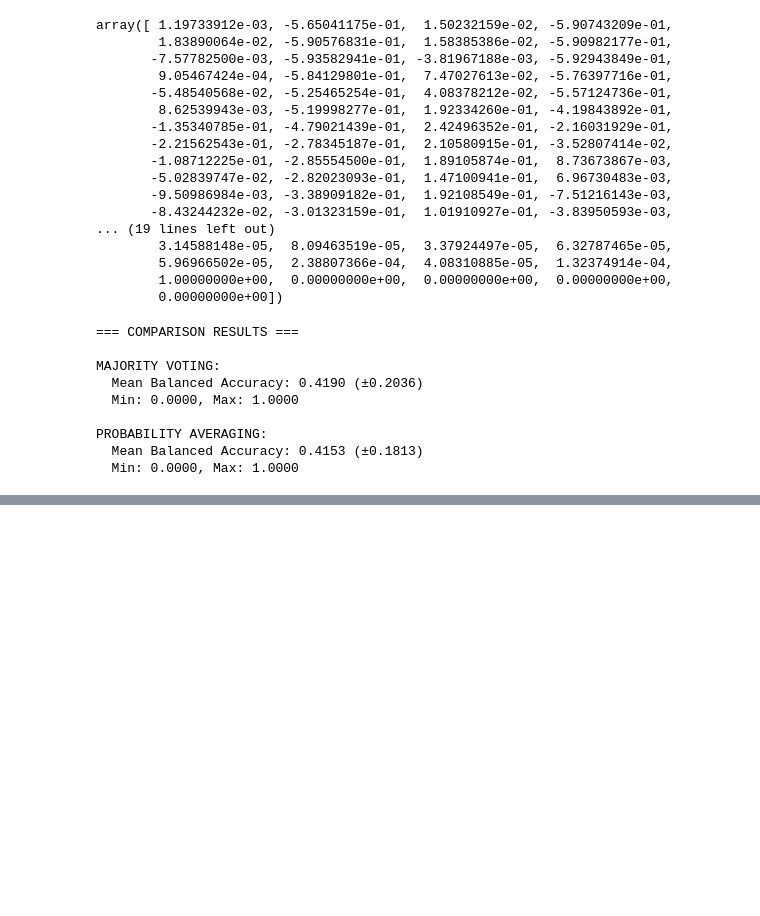
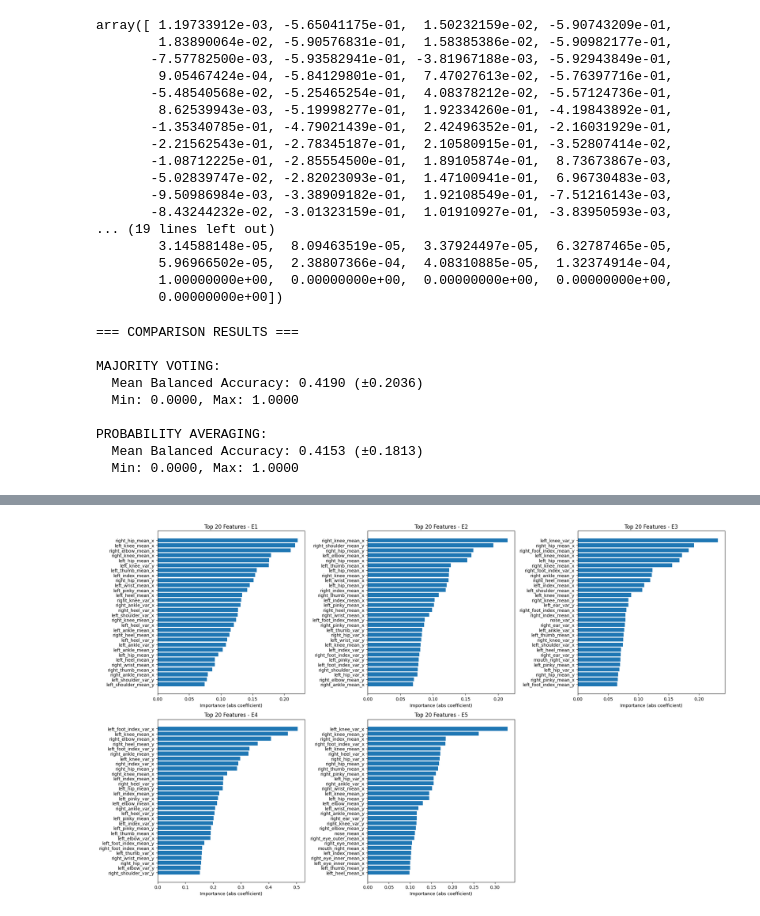
Before and after one commit to davidmarafuzgaspar/ist-machine-learning-project, a Jupyter notebook: Part - 2/Problem - 2/Development/1_Baseline_Model.ipynb, the cells around one changed output, grey strips where cells are left out. Saved outputs shown, nothing was run; the diff lists cells and outputs as text; code cells hidden in the pictures; blank space fills up the shorter version.

```diff
--- a/Part - 2/Problem - 2/Development/1_Baseline_Model.ipynb
+++ b/Part - 2/Problem - 2/Development/1_Baseline_Model.ipynb
@@ -211,0 +313,29 @@ PROBABILITY AVERAGING:
+# %%
+# Plot feature importance for each exercise
+fig, axes = plt.subplots(2, 3, figsize=(20, 12))
+axes = axes.ravel()
+
+for i, exercise in enumerate(exercises):
+    if exercise in results:
+        # Get top 20 features for this exercise
+        top_features = results[exercise].head(30)
+
+        # Plot
+        axes[i].barh(range(len(top_features)), top_features['importance'])
+        axes[i].set_yticks(range(len(top_features)))
+        axes[i].set_yticklabels(top_features['feature'])
+        axes[i].set_title(f'Top 20 Features - {exercise}')
+        axes[i].set_xlabel('Importance (abs coefficient)')
+
+        # Invert y-axis to have highest importance at top
+        axes[i].invert_yaxis()
+
+# Remove empty subplot if needed
+if len(exercises) < 6:
+    for i in range(len(exercises), 6):
+        fig.delaxes(axes[i])
+
+plt.tight_layout()
+plt.show()
+# %% [output]
+[figure, added]
```
Also changed, not shown: parts of 5 cells of this notebook, 1 other file.
